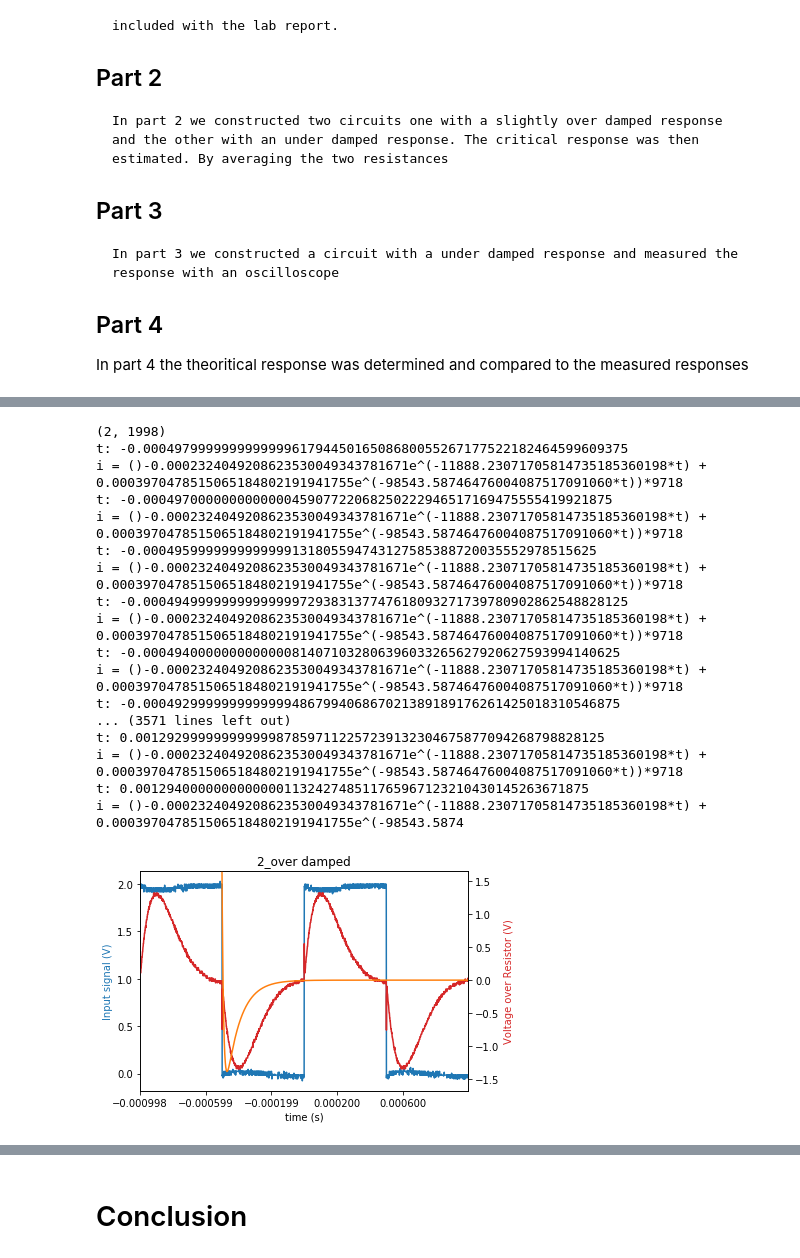
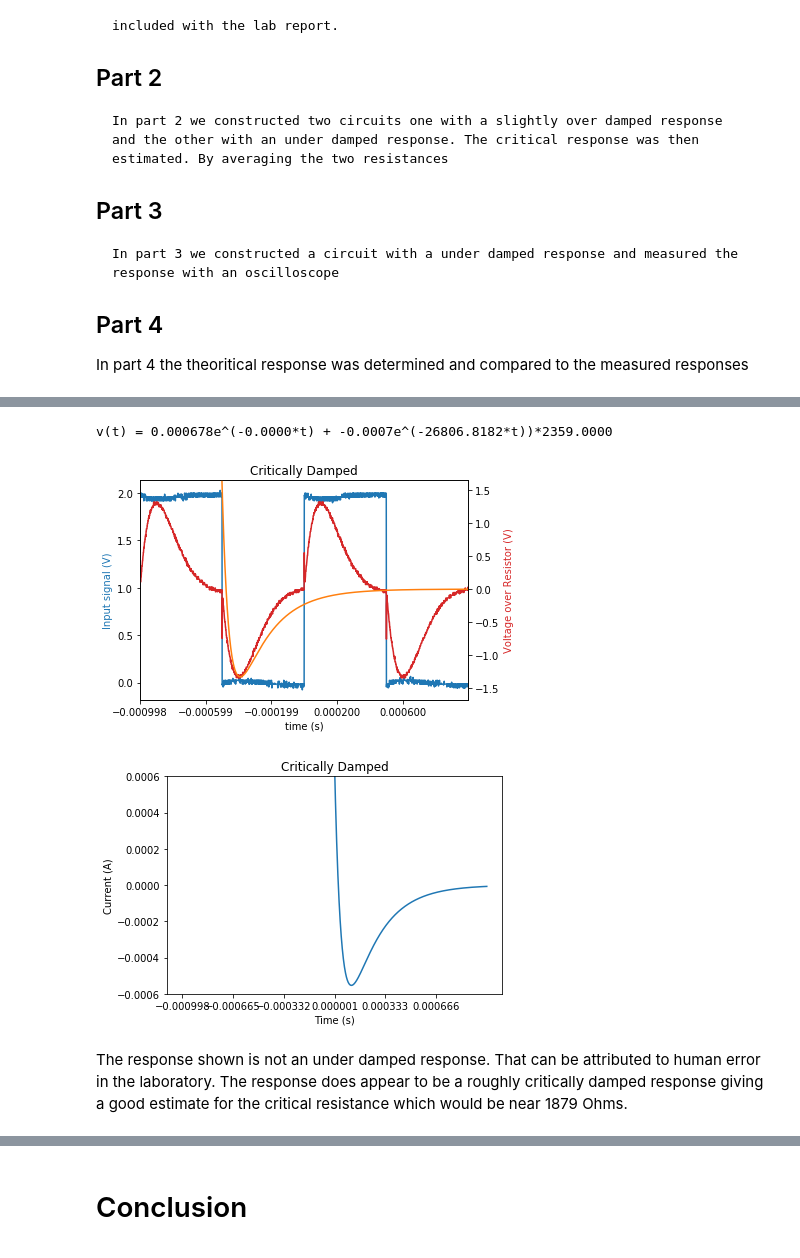
Before and after one commit to scifi6546/ee203, a Jupyter notebook: lab07/main.ipynb, the cells around one changed output, grey strips where cells are left out. Cells and saved outputs as stored; diff of their text form; code cells hidden in the pictures.

```diff
--- a/lab07/main.ipynb
+++ b/lab07/main.ipynb
@@ -281,31 +320,21 @@ i = ()-0.001281900607553360923244677263e^(-5173.702640015
-# %%
-
-def eq(t):
-    #t=t+0.000998
-    return calc_over_3(9718,0.088,9.7e-9,t+0.0005,1.6)
-    return calc_over(9718,0.088,9.7e-9,t+0.0005)
-    return 0.003575*(1043*math.exp(-1043*t)-109388*math.exp(-109388*t))
-
-plot_eq("scope_11.csv",eq,
-"2_over damped",couple=True)
-# %% [output]
-(2, 1998)
-t: -0.00049799999999999996179445016508680055267177522182464599609375
-i = ()-0.0002324049208623530049343781671e^(-11888.23071705814735185360198*t) + 0.0003970478515065184802191941755e^(-98543.58746476004087517091060*t))*9718
-t: -0.000497000000000000045907722068250222946517169475555419921875
-i = ()-0.0002324049208623530049343781671e^(-11888.23071705814735185360198*t) + 0.0003970478515065184802191941755e^(-98543.58746476004087517091060*t))*9718
-t: -0.0004959999999999999131805594743127585388720035552978515625
-i = ()-0.0002324049208623530049343781671e^(-11888.23071705814735185360198*t) + 0.0003970478515065184802191941755e^(-98543.58746476004087517091060*t))*9718
-t: -0.00049499999999999999729383137747618093271739780902862548828125
-i = ()-0.0002324049208623530049343781671e^(-11888.23071705814735185360198*t) + 0.0003970478515065184802191941755e^(-98543.58746476004087517091060*t))*9718
-t: -0.0004940000000000000814071032806396033265627920627593994140625
-i = ()-0.0002324049208623530049343781671e^(-11888.23071705814735185360198*t) + 0.0003970478515065184802191941755e^(-98543.58746476004087517091060*t))*9718
-t: -0.0004929999999999999486799406867021389189176261425018310546875
-... (3571 lines left out)
-t: 0.001292999999999999878597112257239132304675877094268798828125
-i = ()-0.0002324049208623530049343781671e^(-11888.23071705814735185360198*t) + 0.0003970478515065184802191941755e^(-98543.58746476004087517091060*t))*9718
-t: 0.0012940000000000000113242748511765967123210430145263671875
-i = ()-0.0002324049208623530049343781671e^(-11888.23071705814735185360198*t) + 0.0003970478515065184802191941755e^(-98543.5874
-[figure, removed]
+# %%
+
+def eq(t):
+    #t=t+0.000998
+    return calc_over_3(2395.9,0.088,99.6e-9,t+0.0005,1.6)
+a= calc_over_4(2359,0.088,99.6-9,0+0.0006,1.6,debug=True)
+def i(t):
+    return calc_over_3(2395.9,0.088,99.6e-9,t,1.6)
+plot_eq("scope_11.csv",eq,
+"Critically Damped",couple=True)
+def i(t):
+    return calc_over_3(2395.9,0.088,99.6e-9,t,1.6)/2395
+plot_i(i,"scope_11.csv","Critically Damped",lim=0.0006)
+# %% [output]
+v(t) = 0.000678e^(-0.0000*t) + -0.0007e^(-26806.8182*t))*2359.0000
+[figure, added]
+[figure, added]
+# %% [markdown]
+The response shown is not an under damped response. That can be attributed to human error in the laboratory. The response does appear to be a roughly critically damped response giving a good estimate for the critical resistance which would be near 1879 Ohms.
 # %% [markdown]
 ## Part 3
```
Also changed, not shown: parts of 15 cells of this notebook, 3 other files.
